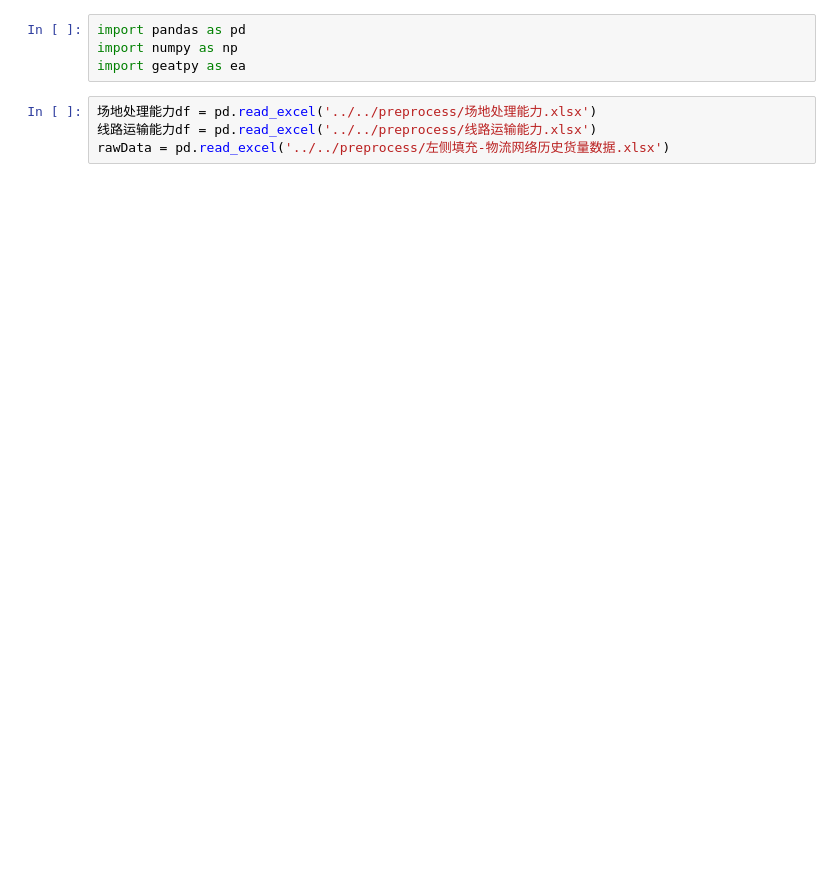
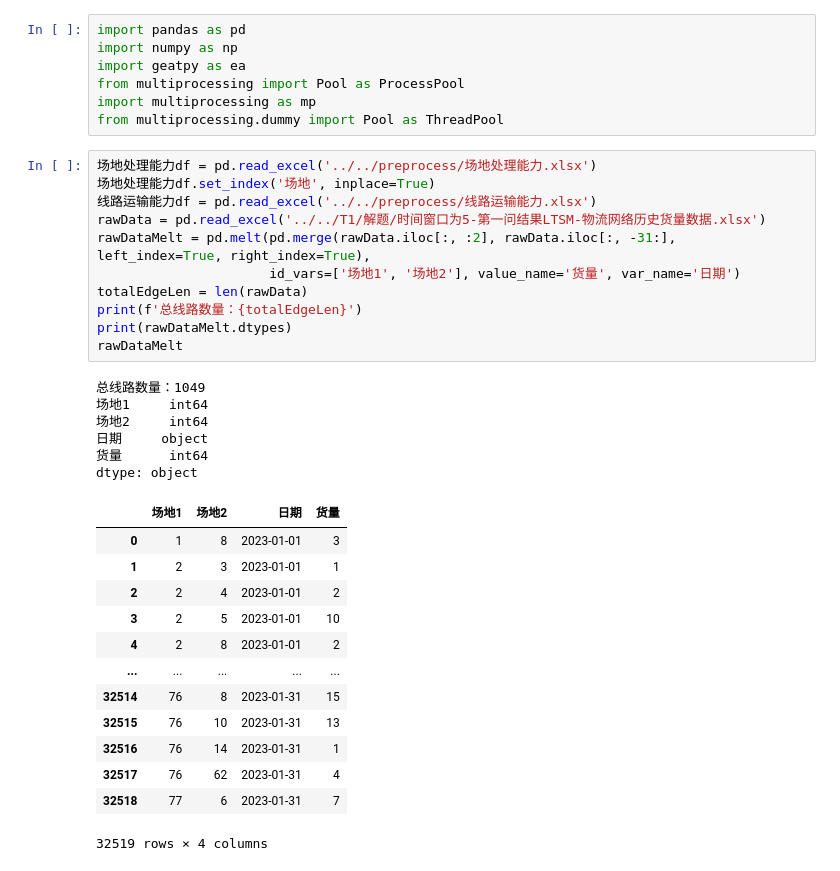
Before and after one commit to james-curtis/2023MathorCup-C, a Jupyter notebook: T2/解题/启发式搜索.ipynb, the cells around one changed output. Saved outputs shown, nothing was run; the diff lists cells and outputs as text; blank space fills up the shorter version.

```diff
--- a/T2/解题/启发式搜索.ipynb
+++ b/T2/解题/启发式搜索.ipynb
@@ -2,7 +2,37 @@
 import pandas as pd
 import numpy as np
 import geatpy as ea
+from multiprocessing import Pool as ProcessPool
+import multiprocessing as mp
+from multiprocessing.dummy import Pool as ThreadPool
-# %%
-场地处理能力df = pd.read_excel('../../preprocess/场地处理能力.xlsx')
-线路运输能力df = pd.read_excel('../../preprocess/线路运输能力.xlsx')
-rawData = pd.read_excel('../../preprocess/左侧填充-物流网络历史货量数据.xlsx')
+# %%
+场地处理能力df = pd.read_excel('../../preprocess/场地处理能力.xlsx')
+场地处理能力df.set_index('场地', inplace=True)
+线路运输能力df = pd.read_excel('../../preprocess/线路运输能力.xlsx')
+rawData = pd.read_excel('../../T1/解题/时间窗口为5-第一问结果LTSM-物流网络历史货量数据.xlsx')
+rawDataMelt = pd.melt(pd.merge(rawData.iloc[:, :2], rawData.iloc[:, -31:], left_index=True, right_index=True),
+                      id_vars=['场地1', '场地2'], value_name='货量', var_name='日期')
+totalEdgeLen = len(rawData)
+print(f'总线路数量：{totalEdgeLen}')
+print(rawDataMelt.dtypes)
+rawDataMelt
+# %% [output]
+总线路数量：1049
+场地1     int64
+场地2     int64
+日期     object
+货量      int64
+dtype: object
+|  | 场地1 | 场地2 | 日期 | 货量 |
+| 0 | 1 | 8 | 2023-01-01 | 3 |
+| 1 | 2 | 3 | 2023-01-01 | 1 |
+| 2 | 2 | 4 | 2023-01-01 | 2 |
+| 3 | 2 | 5 | 2023-01-01 | 10 |
+| 4 | 2 | 8 | 2023-01-01 | 2 |
+| ... | ... | ... | ... | ... |
+| 32514 | 76 | 8 | 2023-01-31 | 15 |
+| 32515 | 76 | 10 | 2023-01-31 | 13 |
+| 32516 | 76 | 14 | 2023-01-31 | 1 |
+| 32517 | 76 | 62 | 2023-01-31 | 4 |
+| 32518 | 77 | 6 | 2023-01-31 | 7 |
+32519 rows × 4 columns
```
Also changed, not shown: parts of 10 cells of this notebook, 14 other files.
